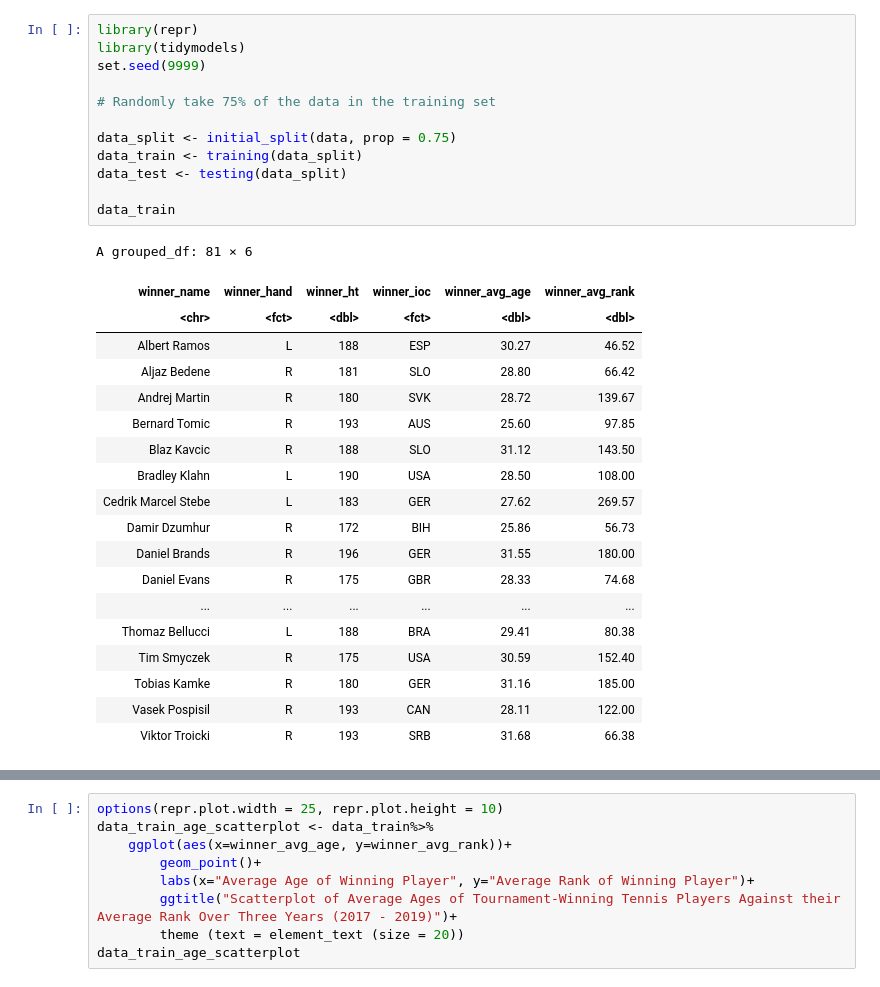
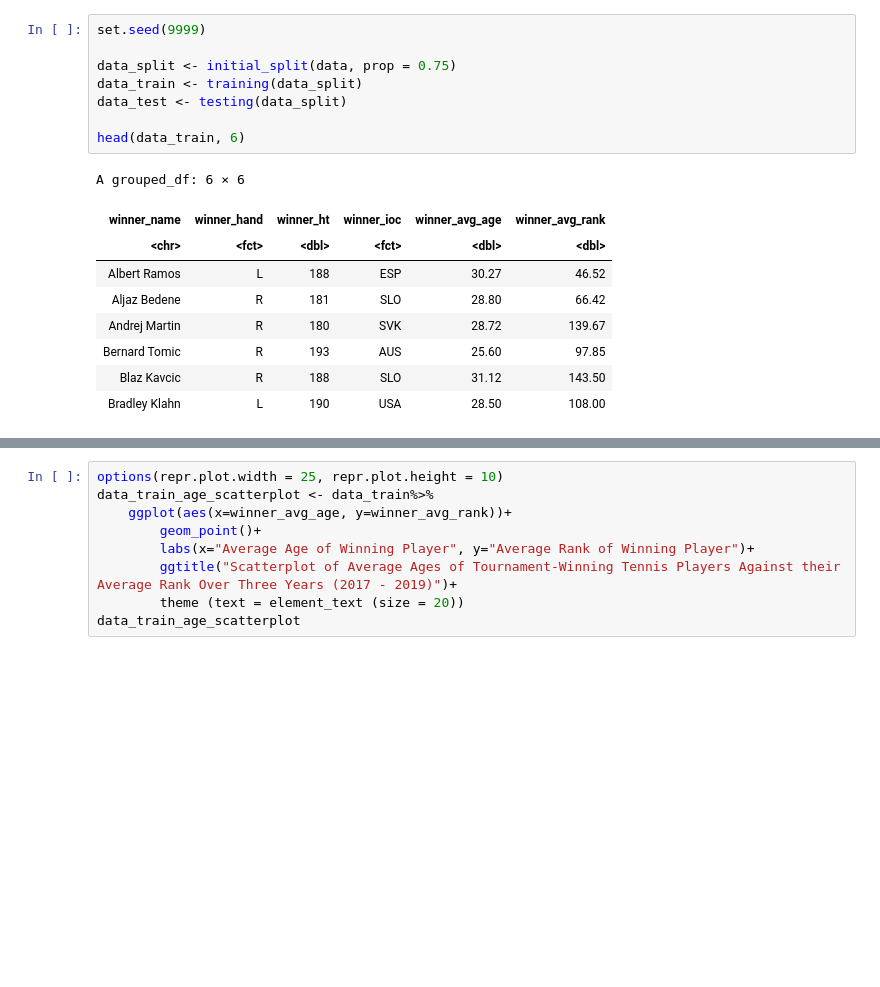
Before and after one commit to kimtanpalanca/dsci_group_15, a Jupyter notebook: group_project.ipynb, the cells around one changed output, grey strips where cells are left out. Cells and saved outputs as stored; diff of their text form; blank space fills up the shorter version.

```diff
--- a/group_project.ipynb
+++ b/group_project.ipynb
@@ -110,35 +51,21 @@ A grouped_df: 108 × 6
 # %%
-library(repr)
-library(tidymodels)
 set.seed(9999)
-
-# Randomly take 75% of the data in the training set
 
 data_split <- initial_split(data, prop = 0.75)
 data_train <- training(data_split)
 data_test <- testing(data_split)
 
-data_train
+head(data_train, 6)
 # %% [output]
-A grouped_df: 81 × 6
+A grouped_df: 6 × 6
 | winner_name | winner_hand | winner_ht | winner_ioc | winner_avg_age | winner_avg_rank |
 | <chr> | <fct> | <dbl> | <fct> | <dbl> | <dbl> |
 | Albert Ramos | L | 188 | ESP | 30.27 | 46.52 |
 | Aljaz Bedene | R | 181 | SLO | 28.80 | 66.42 |
 | Andrej Martin | R | 180 | SVK | 28.72 | 139.67 |
 | Bernard Tomic | R | 193 | AUS | 25.60 | 97.85 |
 | Blaz Kavcic | R | 188 | SLO | 31.12 | 143.50 |
 | Bradley Klahn | L | 190 | USA | 28.50 | 108.00 |
-| Cedrik Marcel Stebe | L | 183 | GER | 27.62 | 269.57 |
-| Damir Dzumhur | R | 172 | BIH | 25.86 | 56.73 |
-| Daniel Brands | R | 196 | GER | 31.55 | 180.00 |
-| Daniel Evans | R | 175 | GBR | 28.33 | 74.68 |
-| ... | ... | ... | ... | ... | ... |
-| Thomaz Bellucci | L | 188 | BRA | 29.41 | 80.38 |
-| Tim Smyczek | R | 175 | USA | 30.59 | 152.40 |
-| Tobias Kamke | R | 180 | GER | 31.16 | 185.00 |
-| Vasek Pospisil | R | 193 | CAN | 28.11 | 122.00 |
-| Viktor Troicki | R | 193 | SRB | 31.68 | 66.38 |
 # %%
 data_train_summarize <- data_train%>%
     tibble(number_of_players = 81, number_of_right_handed = 71, number_of_left_handed = 10, max_height = max(winner_ht), min_height = min(winner_ht), mean_height = mean(winner_ht),
```
Also changed, not shown: parts of 10 cells of this notebook.
